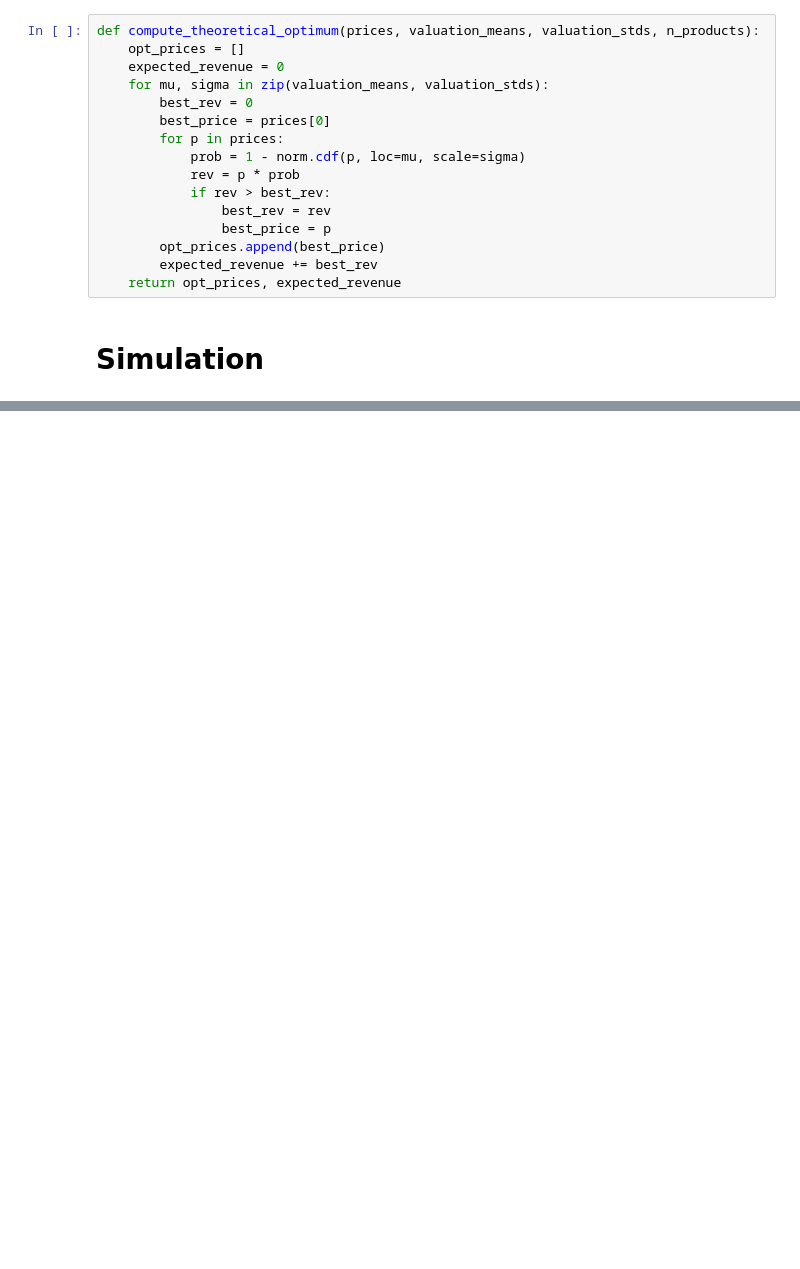
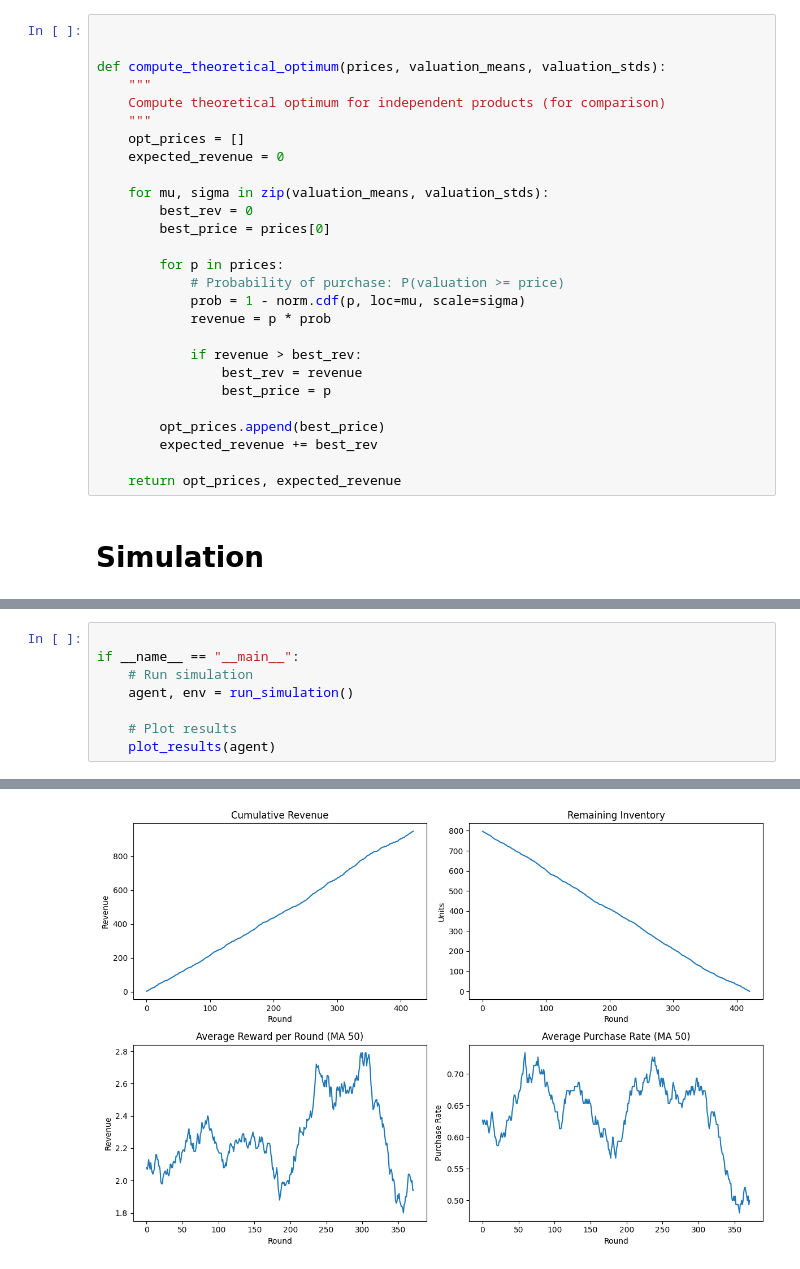
Before and after one commit to Filippo-Galli/Online-Learning-Application-project, a Jupyter notebook: 2_multi_prod_stoc_B_constr/main.ipynb, the cells around one changed output, grey strips where cells are left out. Cells and saved outputs as stored; diff of their text form; blank space fills up the shorter version.

```diff
--- a/2_multi_prod_stoc_B_constr/main.ipynb
+++ b/2_multi_prod_stoc_B_constr/main.ipynb
@@ -145,20 +232,31 @@ class UCBMatchingAgentWithInventory:
 # %% [markdown]
 # Theoretical analysis
 # %%
-def compute_theoretical_optimum(prices, valuation_means, valuation_stds, n_products):
+
+
+def compute_theoretical_optimum(prices, valuation_means, valuation_stds):
+    """
+    Compute theoretical optimum for independent products (for comparison)
+    """
     opt_prices = []
     expected_revenue = 0
+
     for mu, sigma in zip(valuation_means, valuation_stds):
         best_rev = 0
         best_price = prices[0]
+
         for p in prices:
+            # Probability of purchase: P(valuation >= price)
             prob = 1 - norm.cdf(p, loc=mu, scale=sigma)
-            rev = p * prob
-            if rev > best_rev:
-                best_rev = rev
+            revenue = p * prob
+
+            if revenue > best_rev:
+                best_rev = revenue
                 best_price = p
+
         opt_prices.append(best_price)
         expected_revenue += best_rev
+
     return opt_prices, expected_revenue
 # %% [markdown]
 # Simulation
@@ -194,0 +379,9 @@ Remaining inventory: 0
+# %%
+
+if __name__ == "__main__":
+    # Run simulation
+    agent, env = run_simulation()
+
+    # Plot results
+    plot_results(agent)
+# %% [output]
@@ -194,0 +404 @@ Remaining inventory: 0
+[figure, added]
```
Also changed, not shown: parts of 9 cells of this notebook, 2 other files.
